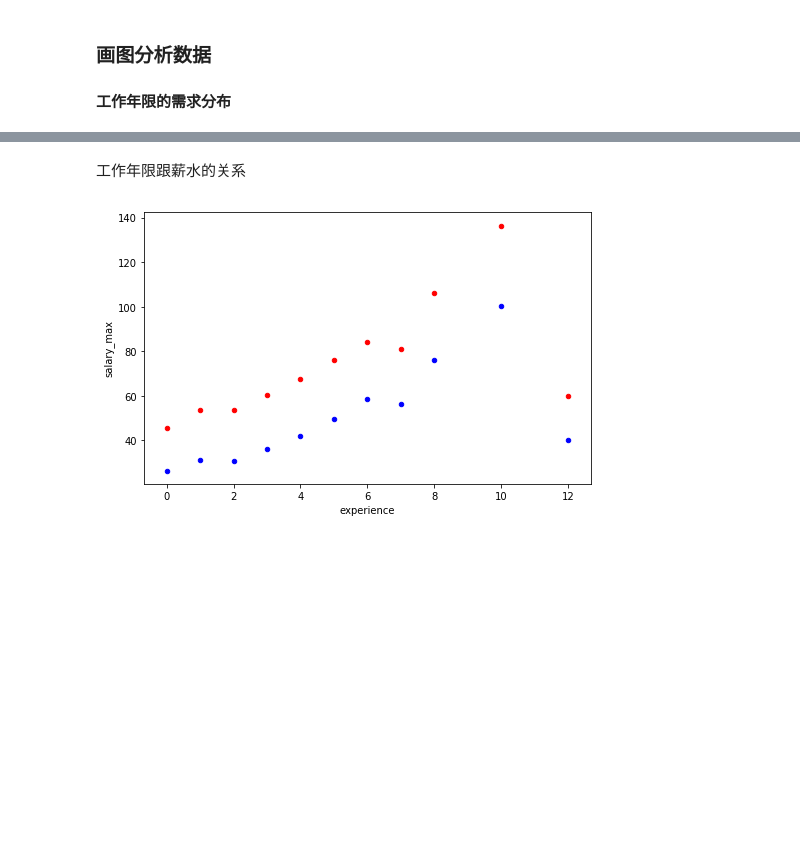
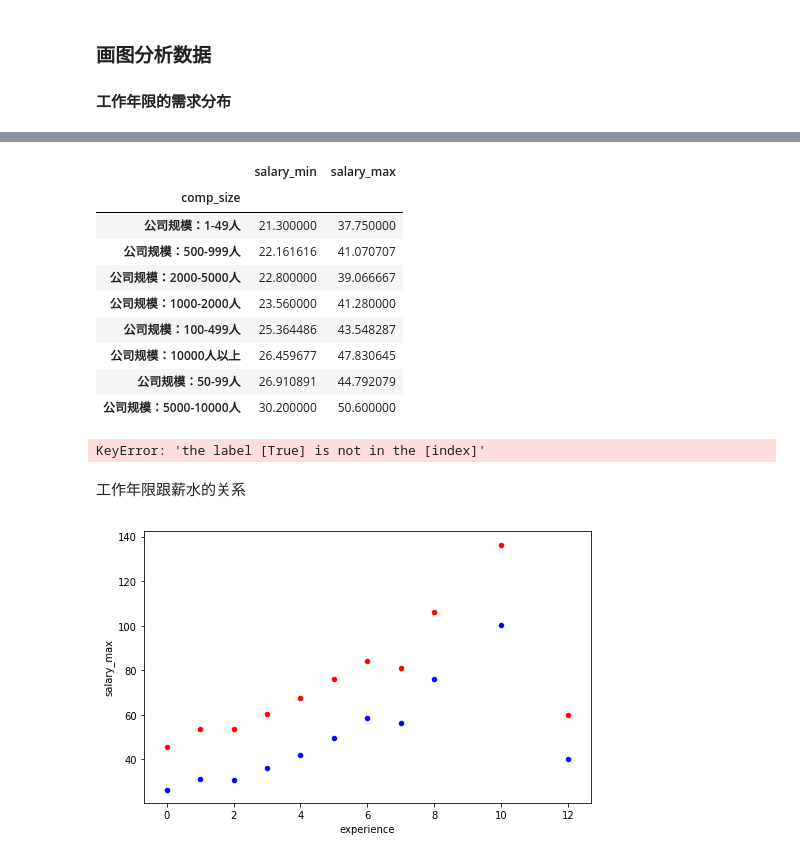
Before and after one commit to lxyangfan/job_analyser, a Jupyter notebook: analysis.ipynb, the cells around one changed output, grey strips where cells are left out. Saved outputs shown, nothing was run; the diff lists cells and outputs as text; code cells hidden in the pictures; blank space fills up the shorter version.

```diff
--- a/analysis.ipynb
+++ b/analysis.ipynb
@@ -153,3 +159,30 @@ Text(0,0.5,u'Count')
+# %%
+comp_size_salary = n_jobs[['comp_size', 'salary_min', 'salary_max']].groupby('comp_size').mean().sort_values(by=['salary_min', 'salary_max'],ascending=True)
+# %%
+comp_size_salary
+# %% [output]
+|  | salary_min | salary_max |
+| comp_size |  |  |
+| 公司规模：1-49人 | 21.300000 | 37.750000 |
+| 公司规模：500-999人 | 22.161616 | 41.070707 |
+| 公司规模：2000-5000人 | 22.800000 | 39.066667 |
+| 公司规模：1000-2000人 | 23.560000 | 41.280000 |
+| 公司规模：100-499人 | 25.364486 | 43.548287 |
+| 公司规模：10000人以上 | 26.459677 | 47.830645 |
+| 公司规模：50-99人 | 26.910891 | 44.792079 |
+| 公司规模：5000-10000人 | 30.200000 | 50.600000 |
+# %%
+def filter_nan(df):
+    if df['comp_size'] is not None and df['salary_min'] is not None and df['salary_max'] is not None:
+        return True
+    else:
+        return False
+
+ss = n_jobs[['comp_size', 'salary_min', 'salary_max']].loc[filter_nan,:]; ss.head(5)
+# gg = sns.FacetGrid(n_jobs, row="comp_size")
+# gg = gg.map(plt.hist, ['salary_min', 'salary_max'])
+# %% [output]
+KeyError: 'the label [True] is not in the [index]'
 # %% [markdown]
 工作年限跟薪水的关系
 # %%
```
Also changed, not shown: parts of 17 cells of this notebook.
